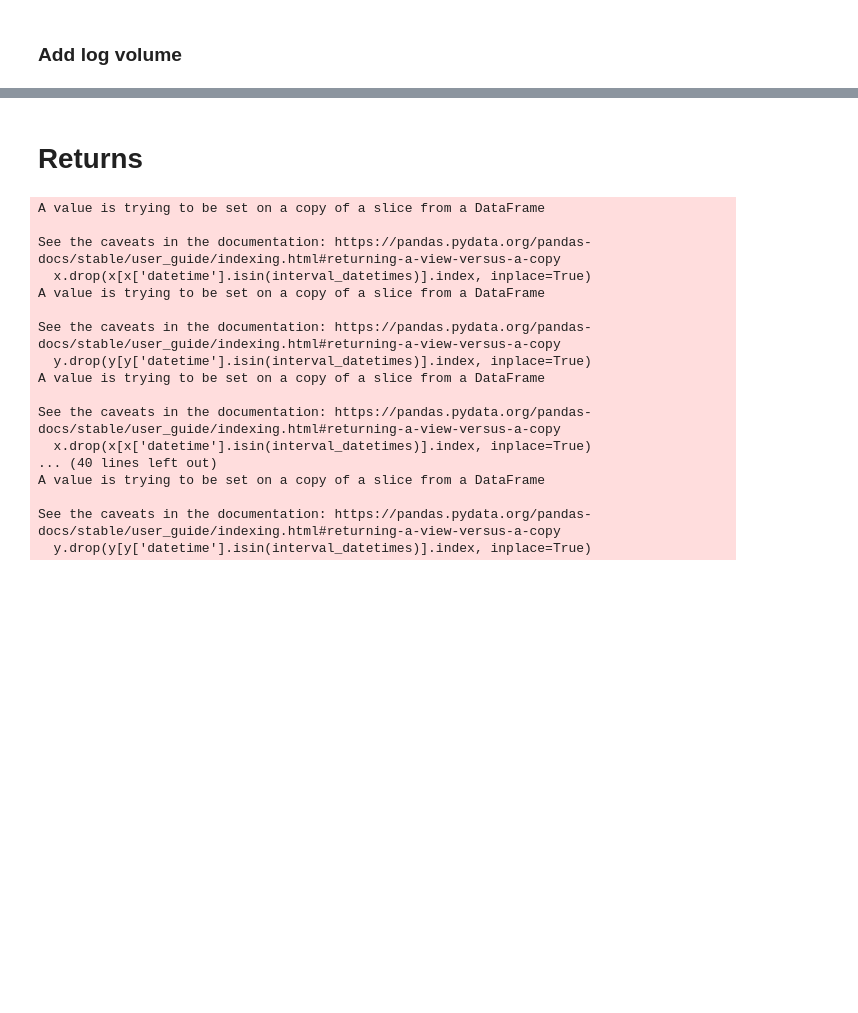
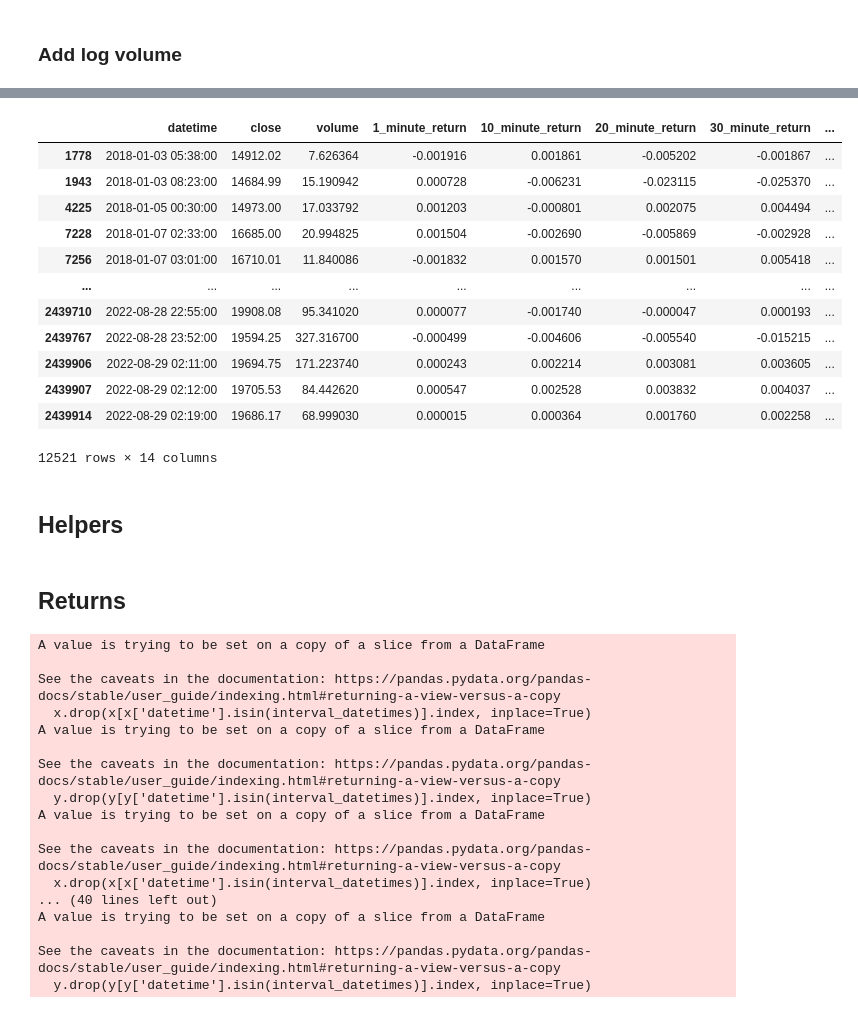
Before and after one commit to vladlevitin/finance_project, a Jupyter notebook: analysis.ipynb, the cells around one changed output, grey strips where cells are left out. Cells and saved outputs as stored; diff of their text form; code cells hidden in the pictures; blank space fills up the shorter version.

```diff
--- a/analysis.ipynb
+++ b/analysis.ipynb
@@ -151,8 +167,24 @@ df_list = [btc, eth, bnb, doge]
 
 for df in df_list:
     df['datetime'] = pd.to_datetime(df['datetime'])
-# %% [markdown]
-# Returns
+# %%
+btc[btc['has_tweeted'] == 1]
+# %% [output]
+|  | datetime | close | volume | 1_minute_return | 10_minute_return | 20_minute_return | 30_minute_return | ... |
+| 1778 | 2018-01-03 05:38:00 | 14912.02 | 7.626364 | -0.001916 | 0.001861 | -0.005202 | -0.001867 | ... |
+| 1943 | 2018-01-03 08:23:00 | 14684.99 | 15.190942 | 0.000728 | -0.006231 | -0.023115 | -0.025370 | ... |
+| 4225 | 2018-01-05 00:30:00 | 14973.00 | 17.033792 | 0.001203 | -0.000801 | 0.002075 | 0.004494 | ... |
+| 7228 | 2018-01-07 02:33:00 | 16685.00 | 20.994825 | 0.001504 | -0.002690 | -0.005869 | -0.002928 | ... |
+| 7256 | 2018-01-07 03:01:00 | 16710.01 | 11.840086 | -0.001832 | 0.001570 | 0.001501 | 0.005418 | ... |
+| ... | ... | ... | ... | ... | ... | ... | ... | ... |
+| 2439710 | 2022-08-28 22:55:00 | 19908.08 | 95.341020 | 0.000077 | -0.001740 | -0.000047 | 0.000193 | ... |
+| 2439767 | 2022-08-28 23:52:00 | 19594.25 | 327.316700 | -0.000499 | -0.004606 | -0.005540 | -0.015215 | ... |
+| 2439906 | 2022-08-29 02:11:00 | 19694.75 | 171.223740 | 0.000243 | 0.002214 | 0.003081 | 0.003605 | ... |
+| 2439907 | 2022-08-29 02:12:00 | 19705.53 | 84.442620 | 0.000547 | 0.002528 | 0.003832 | 0.004037 | ... |
+| 2439914 | 2022-08-29 02:19:00 | 19686.17 | 68.999030 | 0.000015 | 0.000364 | 0.001760 | 0.002258 | ... |
+12521 rows × 14 columns
 # %%
 import statsmodels.api as sm
 import pandas as pd
+# %% [markdown]
+## Helpers
@@ -159,3 +240,5 @@ import pandas as pd
+# %% [markdown]
+## Returns
 # %%
 def get_returns(df, interval):
 
```
Also changed, not shown: parts of 31 cells of this notebook, 1 other file.
